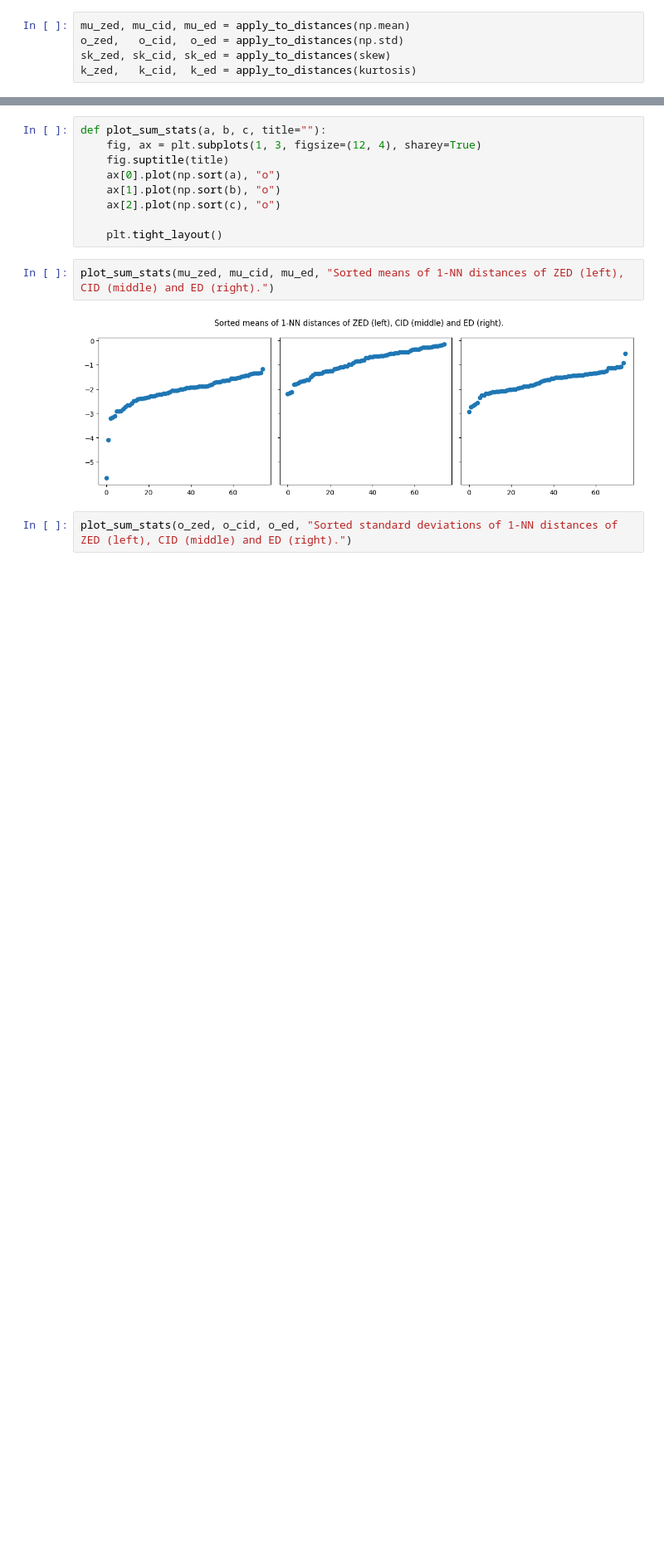
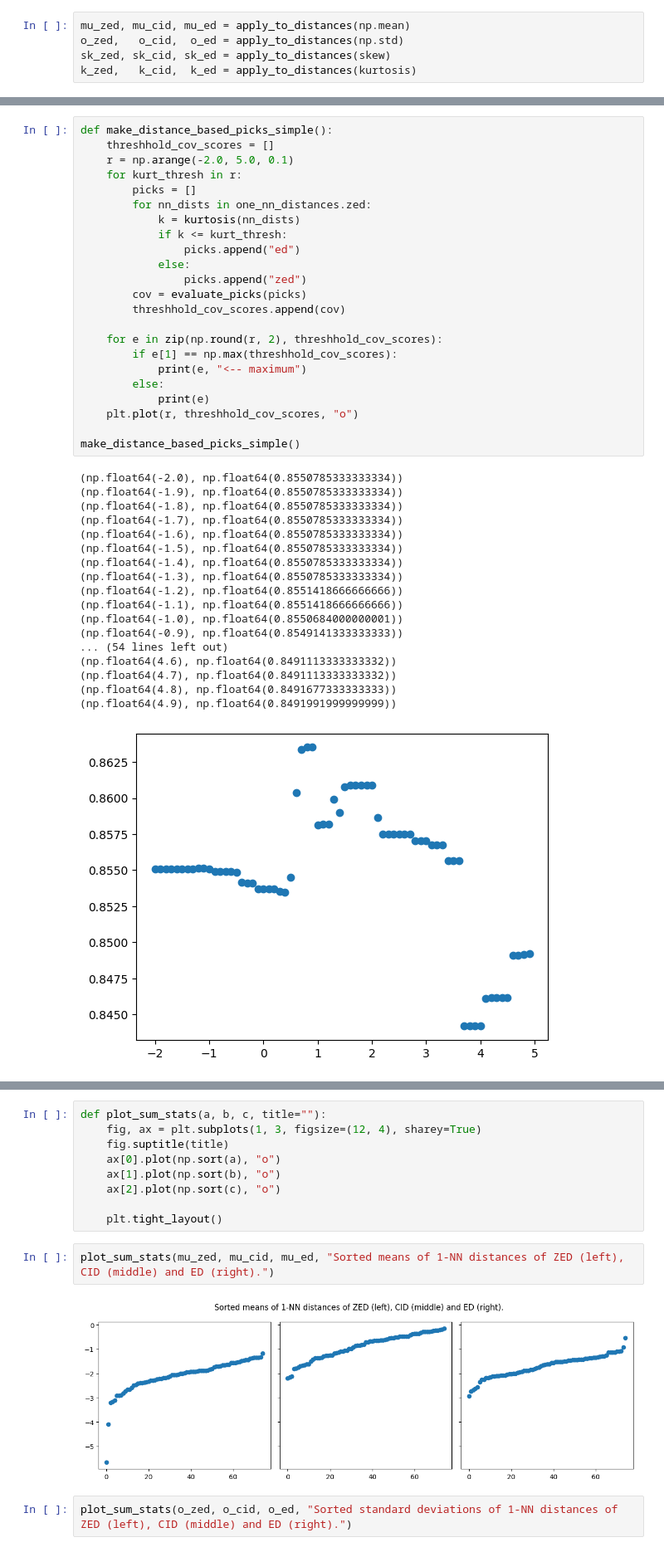
Before and after one commit to JaasperK/oracle, a Jupyter notebook: notebooks/oracle.ipynb, the cells around one changed output, grey strips where cells are left out. Shown at 83% size. Drawn from its saved outputs; the diff is of its cells as text; blank space fills up the shorter version.

Commit message:
distances and profiles

```diff
--- a/notebooks/oracle.ipynb
+++ b/notebooks/oracle.ipynb
@@ -657,0 +698,42 @@ np.mean(k_zed), np.mean(k_cid), np.mean(k_ed)
+# %%
+def make_distance_based_picks_simple():
+    threshhold_cov_scores = []
+    r = np.arange(-2.0, 5.0, 0.1)
+    for kurt_thresh in r:
+        picks = []
+        for nn_dists in one_nn_distances.zed:
+            k = kurtosis(nn_dists)
+            if k <= kurt_thresh:
+                picks.append("ed")
+            else:
+                picks.append("zed")
+        cov = evaluate_picks(picks)
+        threshhold_cov_scores.append(cov)
+
+    for e in zip(np.round(r, 2), threshhold_cov_scores):
+        if e[1] == np.max(threshhold_cov_scores):
+            print(e, "<-- maximum")
+        else:
+            print(e)
+    plt.plot(r, threshhold_cov_scores, "o")
+
+make_distance_based_picks_simple()
+# %% [output]
+(np.float64(-2.0), np.float64(0.8550785333333334))
+(np.float64(-1.9), np.float64(0.8550785333333334))
+(np.float64(-1.8), np.float64(0.8550785333333334))
+(np.float64(-1.7), np.float64(0.8550785333333334))
+(np.float64(-1.6), np.float64(0.8550785333333334))
+(np.float64(-1.5), np.float64(0.8550785333333334))
+(np.float64(-1.4), np.float64(0.8550785333333334))
+(np.float64(-1.3), np.float64(0.8550785333333334))
+(np.float64(-1.2), np.float64(0.8551418666666666))
+(np.float64(-1.1), np.float64(0.8551418666666666))
+(np.float64(-1.0), np.float64(0.8550684000000001))
+(np.float64(-0.9), np.float64(0.8549141333333333))
+... (54 lines left out)
+(np.float64(4.6), np.float64(0.8491113333333332))
+(np.float64(4.7), np.float64(0.8491113333333332))
+(np.float64(4.8), np.float64(0.8491677333333333))
+(np.float64(4.9), np.float64(0.8491991999999999))
+[figure, added]
```
Also changed, not shown: parts of 62 cells of this notebook.
